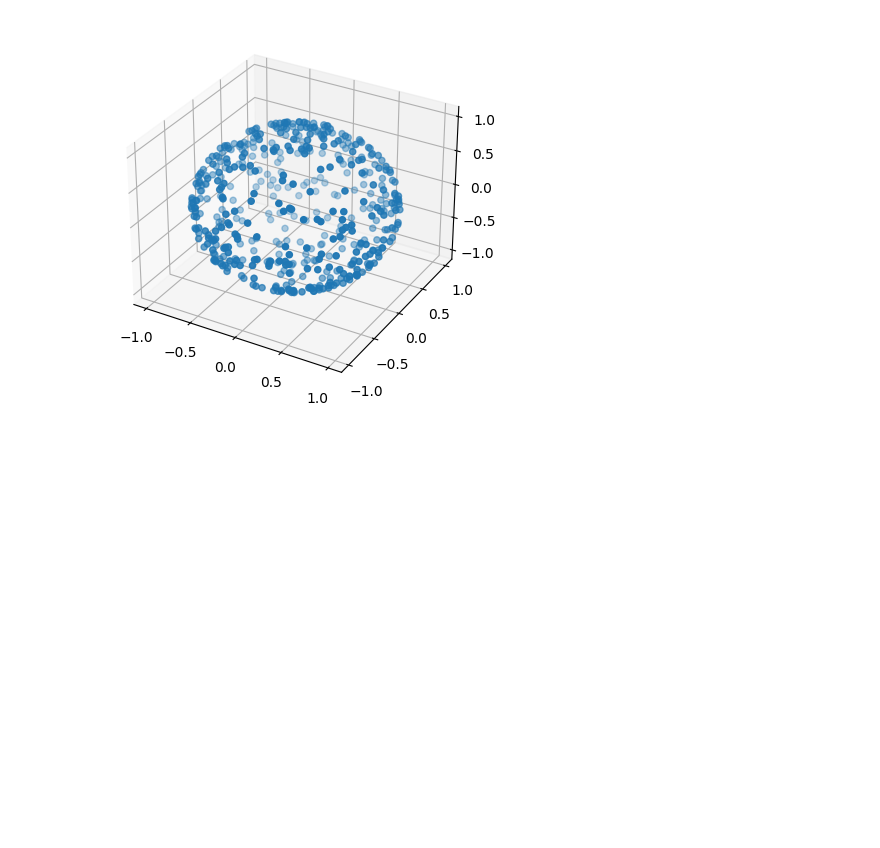
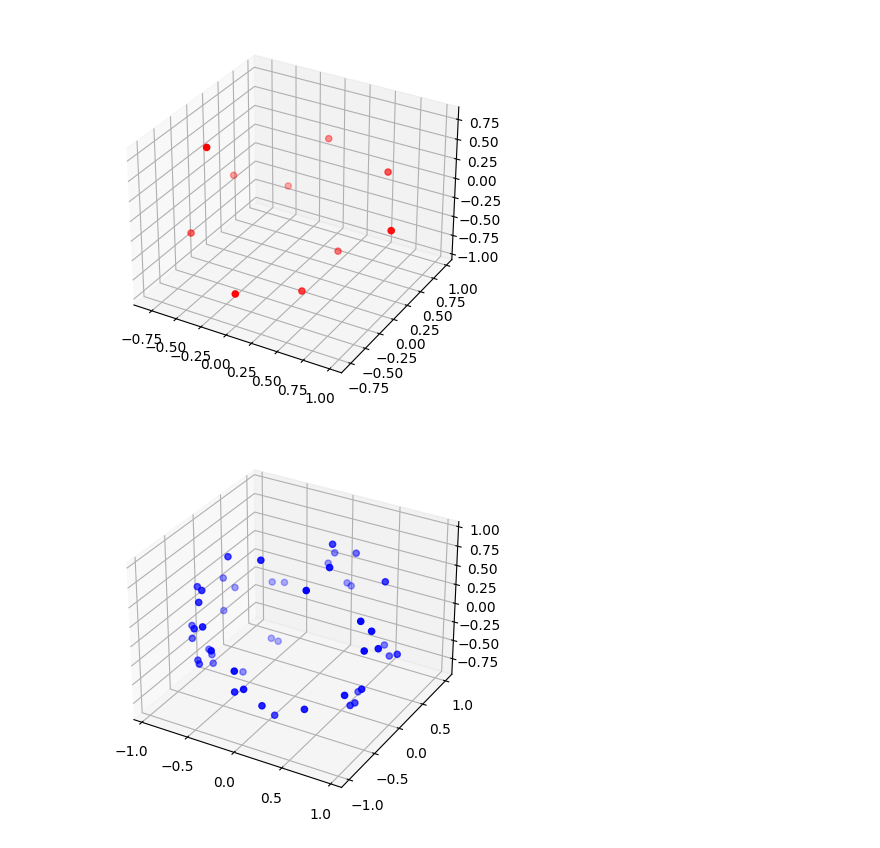
Before and after one commit to Muhanzhaokmp228/Bachelor-project, a Jupyter notebook: Code/Sphere.ipynb, the cells around one changed output. Saved outputs shown, nothing was run; the diff lists cells and outputs as text; code cells hidden in the pictures; blank space fills up the shorter version.

Commit message:
Uniform distribution with various n

```diff
--- a/Code/Sphere.ipynb
+++ b/Code/Sphere.ipynb
@@ -5,24 +5,42 @@ import math
 # %%
 # Source How to generate equidistributed points on the surface of a sphere -- https://www.cmu.edu/biolphys/deserno/pdf/sphere_equi.pdf
 # Randomly generate 100 points on a sphere
 # Radius = 1
 # Center = (0,0,0)
 
-n = 500
-# Generating z coordinates with radius = 1
-z = np.random.uniform(-1,1,n)
+def samples(n):
+    # Generating z coordinates with radius = 1
+    z = np.random.uniform(-1,1,n)
 
-# Generating azimuthal angles
-phi = np.random.uniform(0,2*math.pi,n)
+    # Generating azimuthal angles
+    phi = np.random.uniform(0,2*math.pi,n)
 
-# Generating x and y coordinates
-x = np.sqrt(1-z**2)*np.cos(phi)
-y = np.sqrt(1-z**2)*np.sin(phi)
+    # Generating x and y coordinates
+    x = np.sqrt(1-z**2)*np.cos(phi)
+    y = np.sqrt(1-z**2)*np.sin(phi)
+    samples = np.array([x,y,z]).T
+    return samples
+
+# Generating samples with n = 10, 50, 100, 500, 1000
+data10 = samples(10)
+data50 = samples(50)
+data100 = samples(100)
+data500 = samples(500)
+data1000 = samples(1000)
 
 # Plotting the points
-fig = plt.figure()
-ax = fig.add_subplot(111, projection='3d')
-ax.scatter(x,y,z)
+fig1, fig2, fig3, fig4, fig5 = plt.figure(), plt.figure(), plt.figure(), plt.figure(), plt.figure()
+ax1 = fig1.add_subplot(111, projection='3d')
+ax2 = fig2.add_subplot(111, projection='3d')
+ax3 = fig3.add_subplot(111, projection='3d')
+ax4 = fig4.add_subplot(111, projection='3d')
+ax5 = fig5.add_subplot(111, projection='3d')
+ax1.scatter(data10[:,0], data10[:,1], data10[:,2], c='r', marker='o')
+ax2.scatter(data50[:,0], data50[:,1], data50[:,2], c='b', marker='o')
+ax3.scatter(data100[:,0], data100[:,1], data100[:,2], c='g', marker='o')
+ax4.scatter(data500[:,0], data500[:,1], data500[:,2], c='y', marker='o')
+ax5.scatter(data1000[:,0], data1000[:,1], data1000[:,2], c='k', marker='o')
 plt.show()
 # %% [output]
-[figure, old version]
+[figure, new version]
+[figure, added]
```
Also changed, not shown: parts of 3 cells of this notebook, 1 other file.
